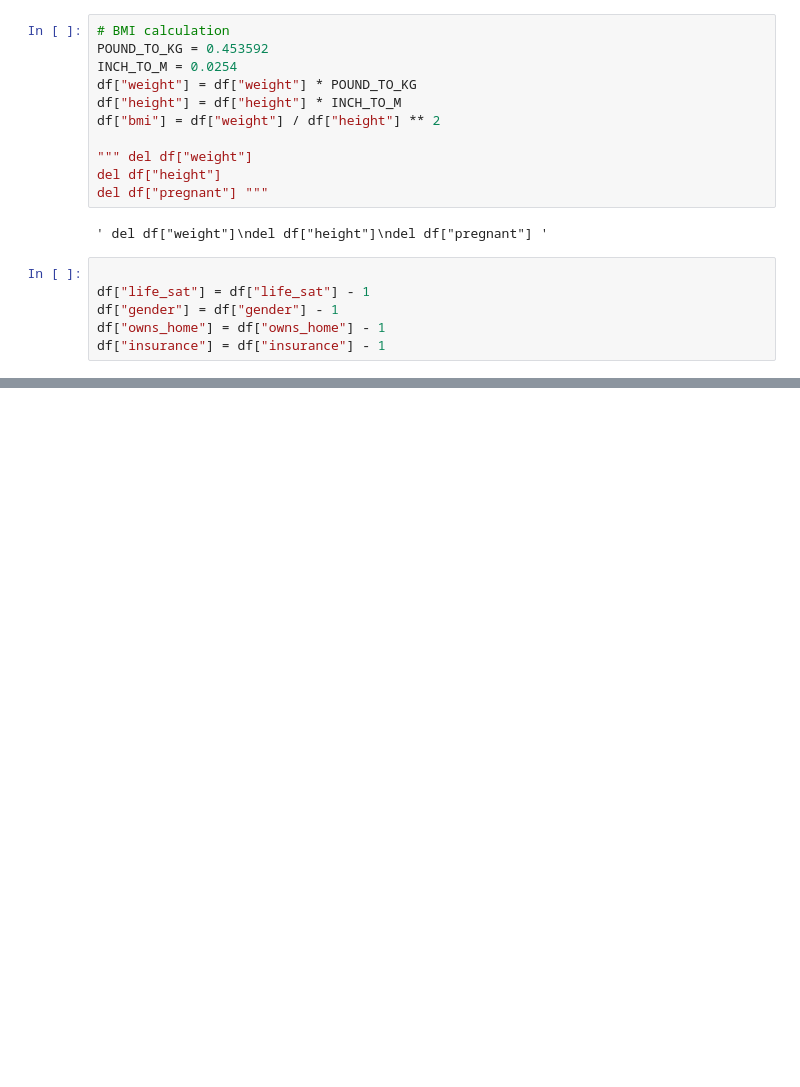
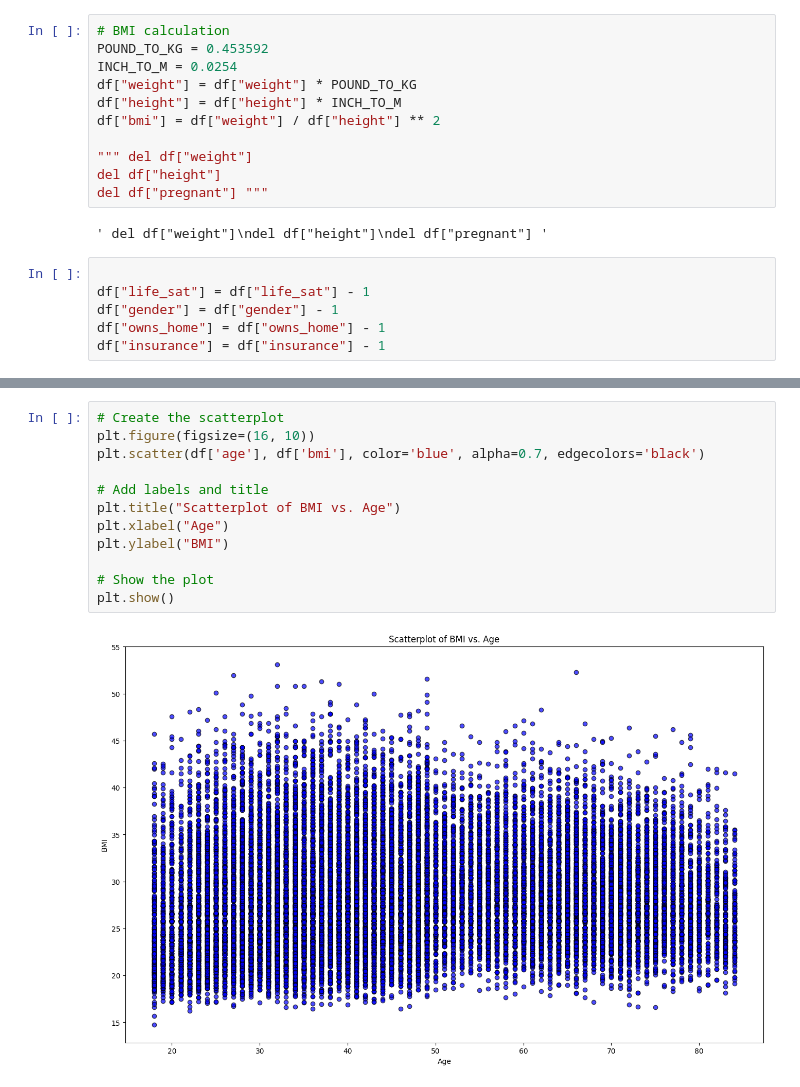
Before and after one commit to simontitk/datamining-2, a Jupyter notebook: src/test.ipynb, the cells around one changed output, grey strips where cells are left out. Cells and saved outputs as stored; diff of their text form; blank space fills up the shorter version.

```diff
--- a/src/test.ipynb
+++ b/src/test.ipynb
@@ -215,0 +251,14 @@ fig.tight_layout()
+# %%
+# Create the scatterplot
+plt.figure(figsize=(16, 10))
+plt.scatter(df['age'], df['bmi'], color='blue', alpha=0.7, edgecolors='black')
+
+# Add labels and title
+plt.title("Scatterplot of BMI vs. Age")
+plt.xlabel("Age")
+plt.ylabel("BMI")
+
+# Show the plot
+plt.show()
+# %% [output]
+[figure, added]
```
Also changed, not shown: parts of 20 cells of this notebook, 1 other file.
